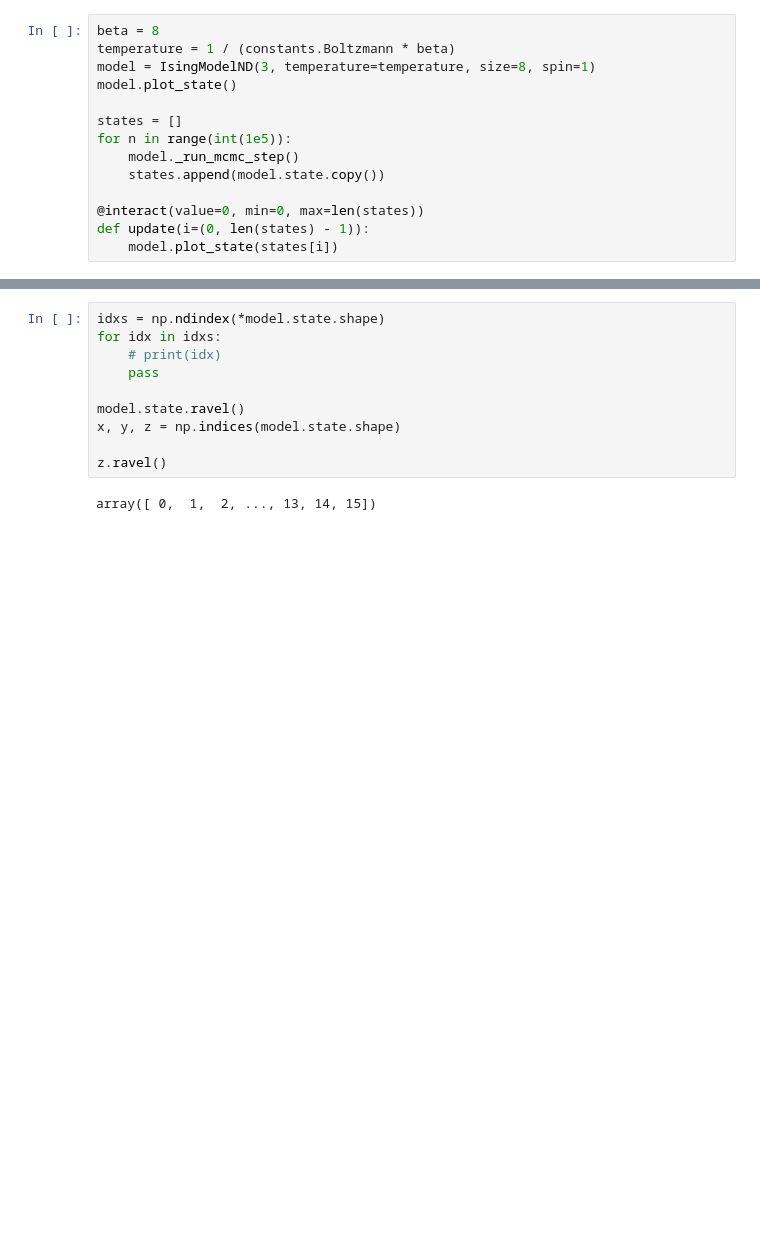
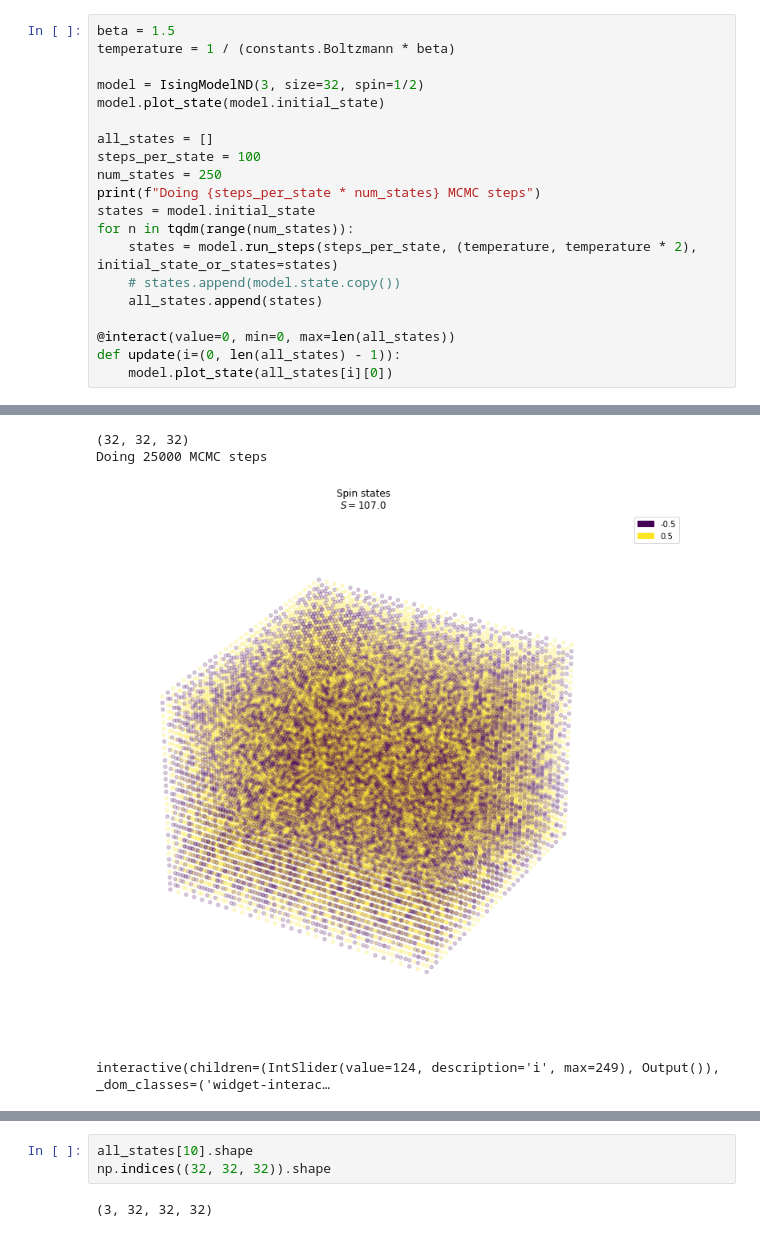
Before and after one commit to JeppeKlitgaard/Jackpot, a Jupyter notebook: workbench.ipynb, the cells around one changed output, grey strips where cells are left out. Cells and saved outputs as stored; diff of their text form; blank space fills up the shorter version.

```diff
--- a/workbench.ipynb
+++ b/workbench.ipynb
@@ -9,14 +18,21 @@ from scipy import constants
 # %%
-beta = 8
+beta = 1.5
 temperature = 1 / (constants.Boltzmann * beta)
-model = IsingModelND(3, temperature=temperature, size=8, spin=1)
-model.plot_state()
 
-states = []
-for n in range(int(1e5)):
-    model._run_mcmc_step()
-    states.append(model.state.copy())
+model = IsingModelND(3, size=32, spin=1/2)
+model.plot_state(model.initial_state)
 
-@interact(value=0, min=0, max=len(states))
-def update(i=(0, len(states) - 1)):
-    model.plot_state(states[i])
+all_states = []
+steps_per_state = 100
+num_states = 250
+print(f"Doing {steps_per_state * num_states} MCMC steps")
+states = model.initial_state
+for n in tqdm(range(num_states)):
+    states = model.run_steps(steps_per_state, (temperature, temperature * 2), initial_state_or_states=states)
+    # states.append(model.state.copy())
+    all_states.append(states)
+
+@interact(value=0, min=0, max=len(all_states))
+def update(i=(0, len(all_states) - 1)):
+    model.plot_state(all_states[i][0])
+# %% [output]
@@ -22,0 +40,4 @@ def update(i=(0, len(states) - 1)):
+(32, 32, 32)
+Doing 25000 MCMC steps
+[figure, added]
+interactive(children=(IntSlider(value=124, description='i', max=249), Output()), _dom_classes=('widget-interac…
@@ -23,12 +45,5 @@ def update(i=(0, len(states) - 1)):
-# %%
-idxs = np.ndindex(*model.state.shape)
-for idx in idxs:
-    # print(idx)
-    pass
-
-model.state.ravel()
-x, y, z = np.indices(model.state.shape)
-
-z.ravel()
-# %% [output]
-array([ 0,  1,  2, ..., 13, 14, 15])
+# %%
+all_states[10].shape
+np.indices((32, 32, 32)).shape
+# %% [output]
+(3, 32, 32, 32)
```
Also changed, not shown: parts of 3 cells of this notebook, 5 other files.
